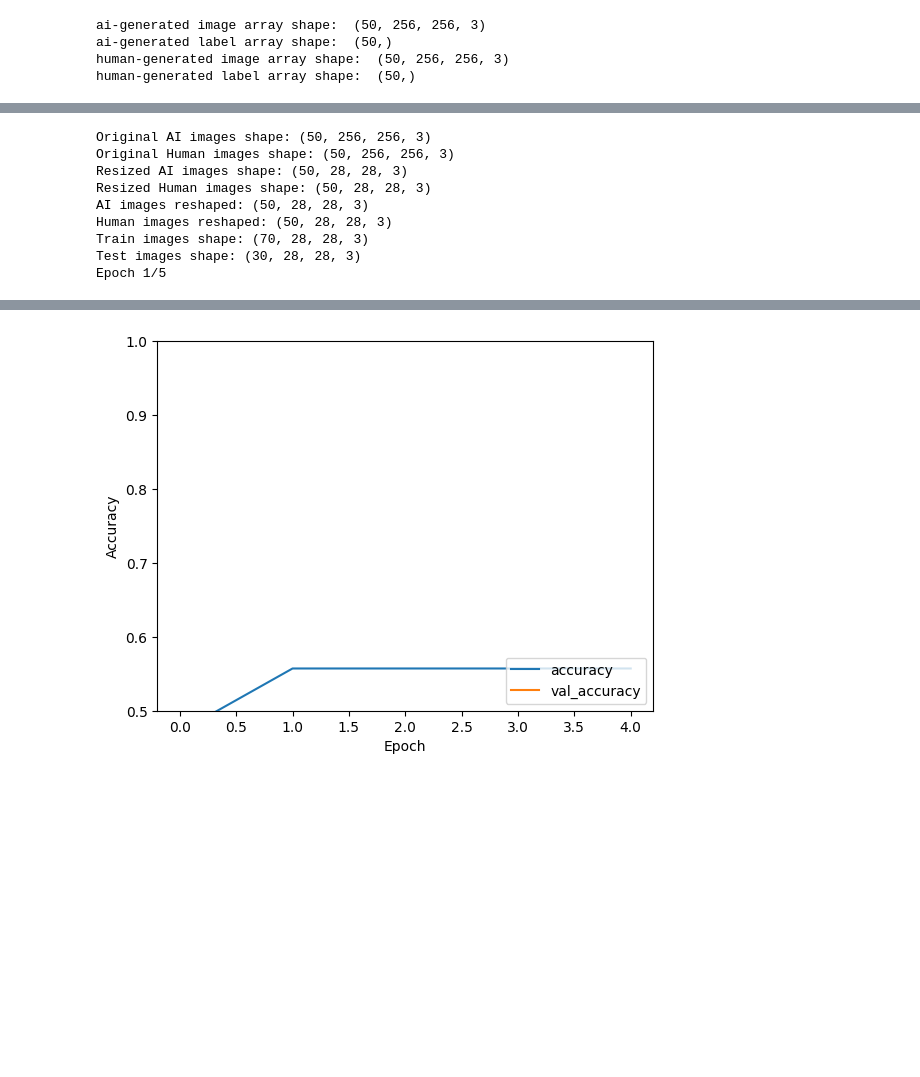
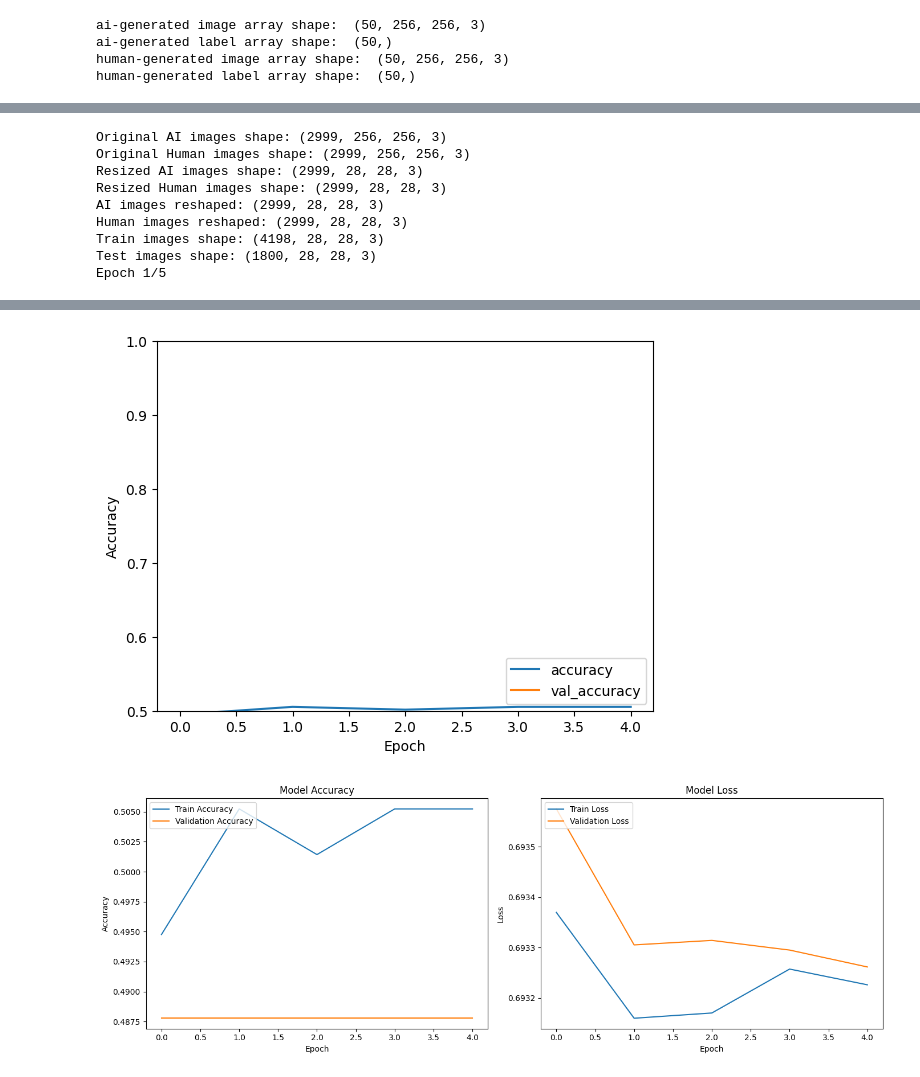
Before and after one commit to KevinYan2025/ML-group1, a Jupyter notebook: notebook.ipynb, the cells around one changed output, grey strips where cells are left out. Saved outputs shown, nothing was run; the diff lists cells and outputs as text; code cells hidden in the pictures; blank space fills up the shorter version.

Commit message:
complete third model and fix the previous two model to use the correc training data, add some graph for analysis as well

```diff
--- a/notebook.ipynb
+++ b/notebook.ipynb
@@ -117,11 +145,17 @@ weighted avg       0.50      0.50      0.50        30
 # %%
 import numpy as np
 import tensorflow as tf
-from tensorflow.keras import datasets, layers, models
+from tensorflow.keras import layers, models
 import matplotlib.pyplot as plt
 from skimage.transform import resize
+from sklearn.model_selection import train_test_split
 
-# Assuming ai_images and human_images are numpy arrays with shape (num_samples, 256, 256, 3)
+# Load the data
+ai_images = np.load('ai_images.npy')
+ai_label = np.load('ai_label.npy')
+human_images = np.load('human_images.npy')
+human_label = np.load('human_label.npy')
+
 print(f"Original AI images shape: {ai_images.shape}")
 print(f"Original Human images shape: {human_images.shape}")
 
@@ -132,15 +166,11 @@ human_images_resized = np.array([resize(image, (28, 28, 3)) for image in human_i
 print(f"Resized AI images shape: {ai_images_resized.shape}")
 print(f"Resized Human images shape: {human_images_resized.shape}")
 
-# Reshape images to add channel dimension
-ai_images_flat = ai_images_resized.reshape(len(ai_images_resized), 28, 28, 3)
-human_images_flat = human_images_resized.reshape(len(human_images_resized), 28, 28, 3)
-
-print(f"AI images reshaped: {ai_images_flat.shape}")
-print(f"Human images reshaped: {human_images_flat.shape}")
+print(f"AI images reshaped: {ai_images_resized.shape}")
+print(f"Human images reshaped: {human_images_resized.shape}")
 
 # Combine the data and labels
-X = np.concatenate((ai_images_flat, human_images_flat), axis=0)
+X = np.concatenate((ai_images_resized, human_images_resized), axis=0)
 y = np.concatenate((ai_label, human_label), axis=0)
 
 # Split the dataset into training and testing sets
@@ -149,7 +179,7 @@ X_train, X_test, y_train, y_test = train_test_split(X, y, test_size=0.3)
 # Normalize the images
 train_images, test_images = X_train / 255.0, X_test / 255.0
 
-# Ensure the data is reshaped correctly
+# Ensure reshaped correctly
 print('Train images shape:', train_images.shape)
 print('Test images shape:', test_images.shape)
 
@@ -187,13 +217,36 @@ plt.ylabel('Accuracy')
 plt.ylim([0.5, 1])
 plt.legend(loc='lower right')
 plt.show()
+
+# Plot training & validation accuracy values
+plt.figure(figsize=(14, 5))
+
+plt.subplot(1, 2, 1)
+plt.plot(history.history['accuracy'], label='Train Accuracy')
+plt.plot(history.history['val_accuracy'], label='Validation Accuracy')
+plt.title('Model Accuracy')
+plt.ylabel('Accuracy')
+plt.xlabel('Epoch')
+plt.legend(loc='upper left')
+
+# Plot training & validation loss values
+plt.subplot(1, 2, 2)
+plt.plot(history.history['loss'], label='Train Loss')
+plt.plot(history.history['val_loss'], label='Validation Loss')
+plt.title('Model Loss')
+plt.ylabel('Loss')
+plt.xlabel('Epoch')
+plt.legend(loc='upper left')
+
+plt.tight_layout()
+plt.show()
 # %% [output]
-Original AI images shape: (50, 256, 256, 3)
-Original Human images shape: (50, 256, 256, 3)
-Resized AI images shape: (50, 28, 28, 3)
-Resized Human images shape: (50, 28, 28, 3)
-AI images reshaped: (50, 28, 28, 3)
-Human images reshaped: (50, 28, 28, 3)
-Train images shape: (70, 28, 28, 3)
-Test images shape: (30, 28, 28, 3)
+Original AI images shape: (2999, 256, 256, 3)
+Original Human images shape: (2999, 256, 256, 3)
+Resized AI images shape: (2999, 28, 28, 3)
+Resized Human images shape: (2999, 28, 28, 3)
+AI images reshaped: (2999, 28, 28, 3)
+Human images reshaped: (2999, 28, 28, 3)
+Train images shape: (4198, 28, 28, 3)
+Test images shape: (1800, 28, 28, 3)
 Epoch 1/5
@@ -211 +264,2 @@ Test accuracy: 0.36666667461395264
-[figure, old version]
+[figure, new version]
+[figure, added]
```
Also changed, not shown: parts of 4 cells of this notebook, 11 other files.
